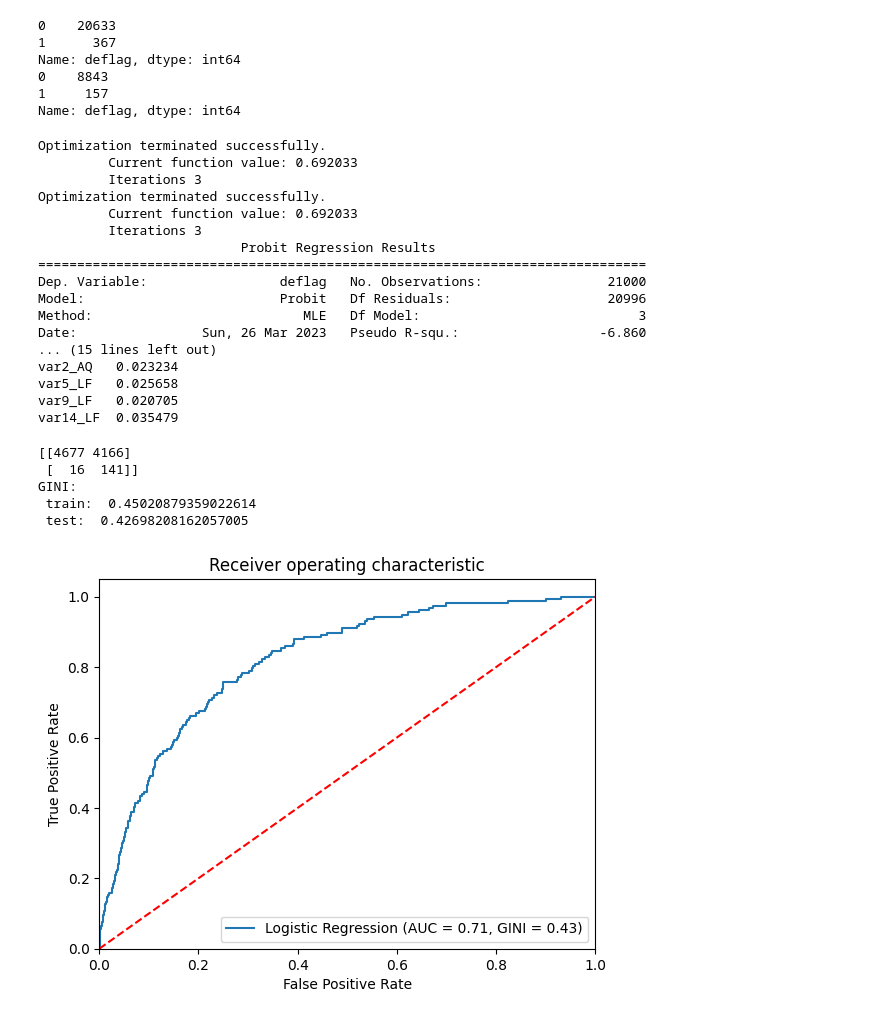
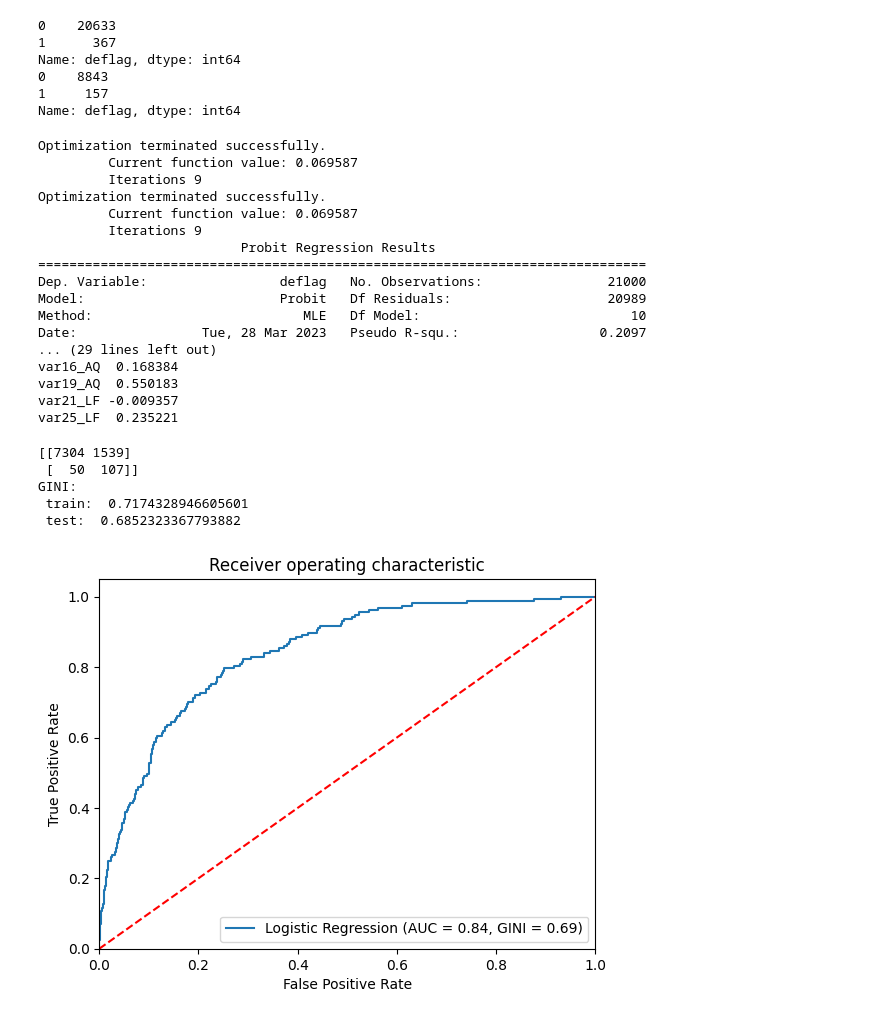
Before and after one commit to MPauline26/IntensiveProgram, a Jupyter notebook: CaseStudy.ipynb, the cells around one changed output. Saved outputs shown, nothing was run; the diff lists cells and outputs as text; code cells hidden in the pictures.

```diff
--- a/CaseStudy.ipynb
+++ b/CaseStudy.ipynb
@@ -145,8 +145,8 @@ stats = data_fin[analysis_columns].describe().reset_index()
 stats.to_excel(my_path + "/Export/" + "Descriptive_statistics_after.xlsx")
 
 # Standardization of variables, save in Dataframe data_fin
-for col in data_fin.columns[2:-1]:
-    data_fin[col] = (data_fin[col] - stats.iloc[1][col])/stats.iloc[2][col]
+#for col in data_fin.columns[2:-1]:
+#    data_fin[col] = (data_fin[col] - stats.iloc[1][col])/stats.iloc[2][col]
 # %% [output]
 Missing values:
  ID                0
@@ -257,22 +257,22 @@ corr_var2.to_excel(my_path + "/Export/" + "Correlation_selectVAR_model2.xlsx")
 # model 2: abs(GINI) > 0.05, corr. variables and variables with p-value > 0.05 removed
 selected_variables = ["var2_AQ"
                       ,"var5_LF"
-                      #,"var6_LF"
-                      #,"var7_PE"
+                      ,"var6_LF"
+                      ,"var7_PE"
                       ,"var9_LF"
                       ,"var14_LF"
-                      #,"var16_AQ"
+                      ,"var16_AQ"
                       #,"var18_CL"
-                      #,"var19_AQ"
-                      #,"var21_LF"
+                      ,"var19_AQ"
+                      ,"var21_LF"
                       #,"var22_AQ"
-                      #,"var25_LF"
+                      ,"var25_LF"
                       ]
 
 # split data set into dependent and independent variables
-X_train = train[selected_variables]
+X_train = smf.add_constant(train[selected_variables])
 y_train = train["deflag"]
-X_test = test[selected_variables]
+X_test = smf.add_constant(test[selected_variables])
 y_test = test["deflag"]
 
 # estimate model using training dataset
@@ -285,21 +285,21 @@ params = pd.DataFrame(model.fit().params,columns={'coef'},)
 print(params)
 # %% [output]
 Optimization terminated successfully.
-         Current function value: 0.692033
-         Iterations 3
+         Current function value: 0.069587
+         Iterations 9
 Optimization terminated successfully.
-         Current function value: 0.692033
-         Iterations 3
+         Current function value: 0.069587
+         Iterations 9
                           Probit Regression Results
 ==============================================================================
 Dep. Variable:                 deflag   No. Observations:                21000
-Model:                         Probit   Df Residuals:                    20996
-Method:                           MLE   Df Model:                            3
-Date:                Sun, 26 Mar 2023   Pseudo R-squ.:                  -6.860
-... (15 lines left out)
-var2_AQ   0.023234
-var5_LF   0.025658
-var9_LF   0.020705
-var14_LF  0.035479
+Model:                         Probit   Df Residuals:                    20989
+Method:                           MLE   Df Model:                           10
+Date:                Tue, 28 Mar 2023   Pseudo R-squ.:                  0.2097
+... (29 lines left out)
+var16_AQ  0.168384
+var19_AQ  0.550183
+var21_LF -0.009357
+var25_LF  0.235221
 # %%
 # Apply model on test and training sample, calculate PD and assign to non-default (0) or default (1) class
@@ -321,36 +352,36 @@ model_score(X_train)
 # %%
 # validation of model
 
 # confusion matrix based on test dataset between predicted and actual deflag
 print(confusion_matrix(y_test, y_pred))
 
 # ROC curve and GINI of final model
 fpr, tpr, thresholds = roc_curve(y_test, X_test['deflag_pred_Probit'])
-logit_roc_auc = roc_auc_score(y_test, X_test['deflag_pred'])
+logit_roc_auc = roc_auc_score(y_test, X_test['deflag_pred_Probit'])
 
-logit_gini_train = 2 * roc_auc_score(y_train, X_train['deflag_pred']) - 1
-logit_gini_test = 2 * roc_auc_score(y_test, X_test['deflag_pred']) - 1
+logit_gini_train = 2 * roc_auc_score(y_train, X_train['deflag_pred_Probit']) - 1
+logit_gini_test = 2 * roc_auc_score(y_test, X_test['deflag_pred_Probit']) - 1
 print('GINI: \n', 'train: ', logit_gini_train, '\n test: ', logit_gini_test)
 
 plt.figure()
 plt.plot(fpr, tpr, label='Logistic Regression (AUC = %0.2f, GINI = %0.2f)' % (logit_roc_auc, logit_gini_test))
 plt.plot([0, 1], [0, 1],'r--')
 plt.xlim([0.0, 1.0])
 plt.ylim([0.0, 1.05])
 plt.xlabel('False Positive Rate')
 plt.ylabel('True Positive Rate')
 plt.title('Receiver operating characteristic')
 plt.legend(loc="lower right")
 plt.savefig(my_path + "/Plot/" + 'FinalModel' + '_ROC.png')
 plt.show()
 plt.close('all')
 # %% [output]
-[[4677 4166]
- [  16  141]]
+[[7304 1539]
+ [  50  107]]
 GINI:
- train:  0.45020879359022614
- test:  0.42698208162057005
+ train:  0.7174328946605601
+ test:  0.6852323367793882
-[figure, old version]
+[figure, new version]
 # %%
 # plot distribution of score and PD
 
```
Also changed, not shown: parts of 4 cells of this notebook, 46 other files.
